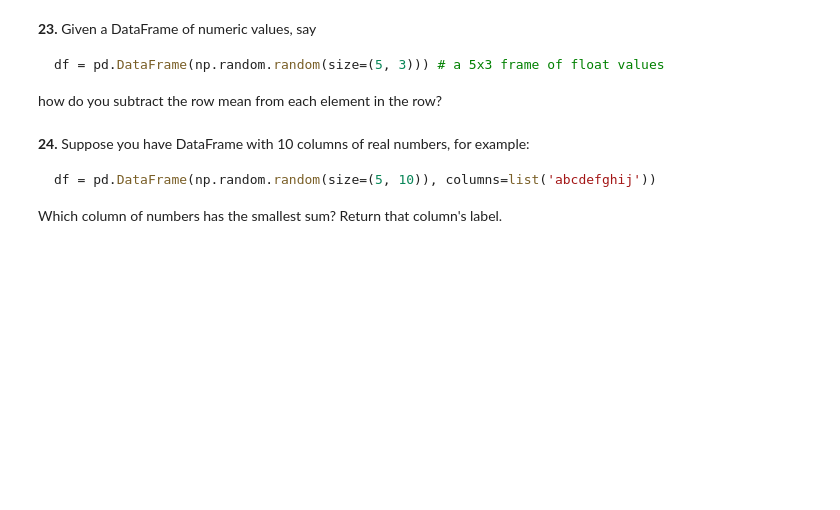
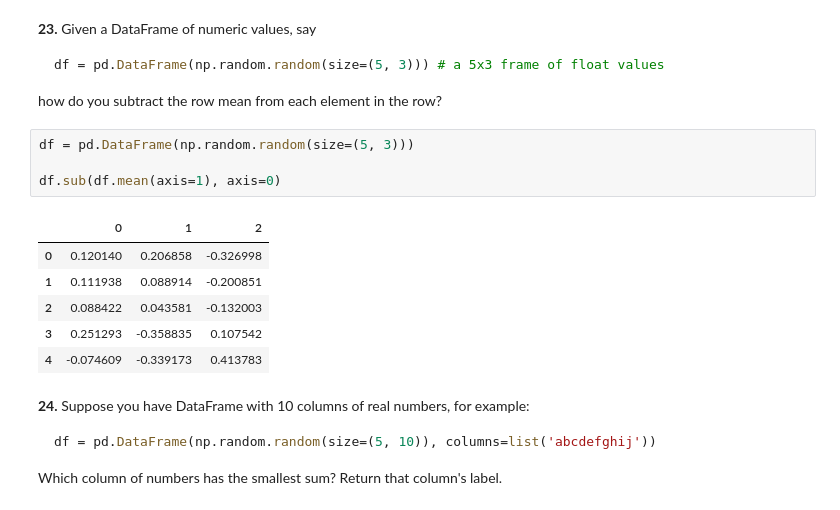
Before and after one commit to akkiakshi/akhilaf9, a Jupyter notebook: assignments/100_pandas_puzzles.ipynb, the cells around one changed output. Drawn from its saved outputs; the diff is of its cells as text; blank space fills up the shorter version.

````diff
--- a/assignments/100_pandas_puzzles.ipynb
+++ b/assignments/100_pandas_puzzles.ipynb
@@ -310,6 +310,17 @@ df = pd.DataFrame(np.random.random(size=(5, 3))) # a 5x3 frame of float values
 ```
 
 how do you subtract the row mean from each element in the row?
+# %%
+df = pd.DataFrame(np.random.random(size=(5, 3)))
+
+df.sub(df.mean(axis=1), axis=0)
+# %% [output]
+|  | 0 | 1 | 2 |
+| 0 | 0.120140 | 0.206858 | -0.326998 |
+| 1 | 0.111938 | 0.088914 | -0.200851 |
+| 2 | 0.088422 | 0.043581 | -0.132003 |
+| 3 | 0.251293 | -0.358835 | 0.107542 |
+| 4 | -0.074609 | -0.339173 | 0.413783 |
 # %% [markdown]
 **24.** Suppose you have DataFrame with 10 columns of real numbers, for example:
 
````
